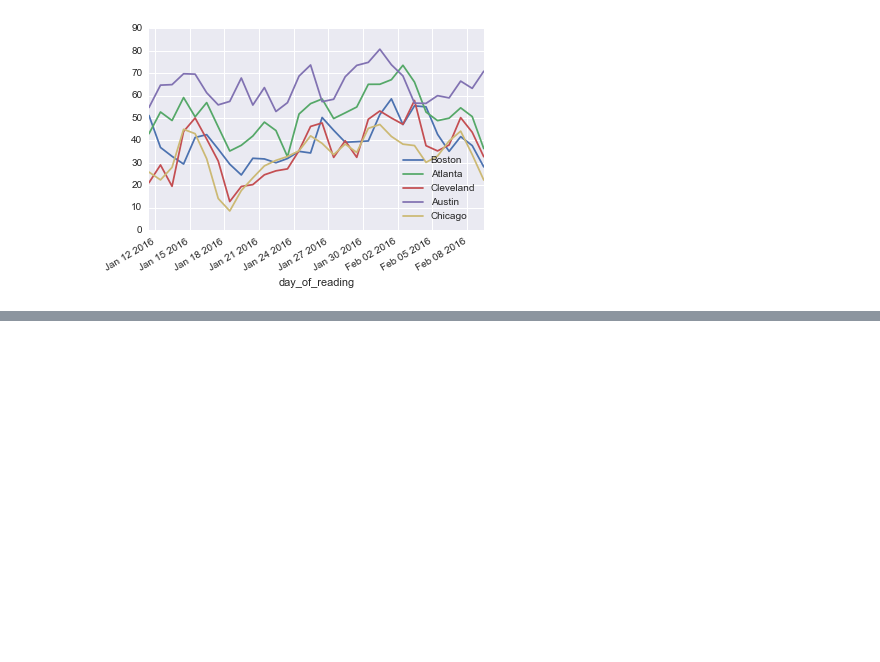
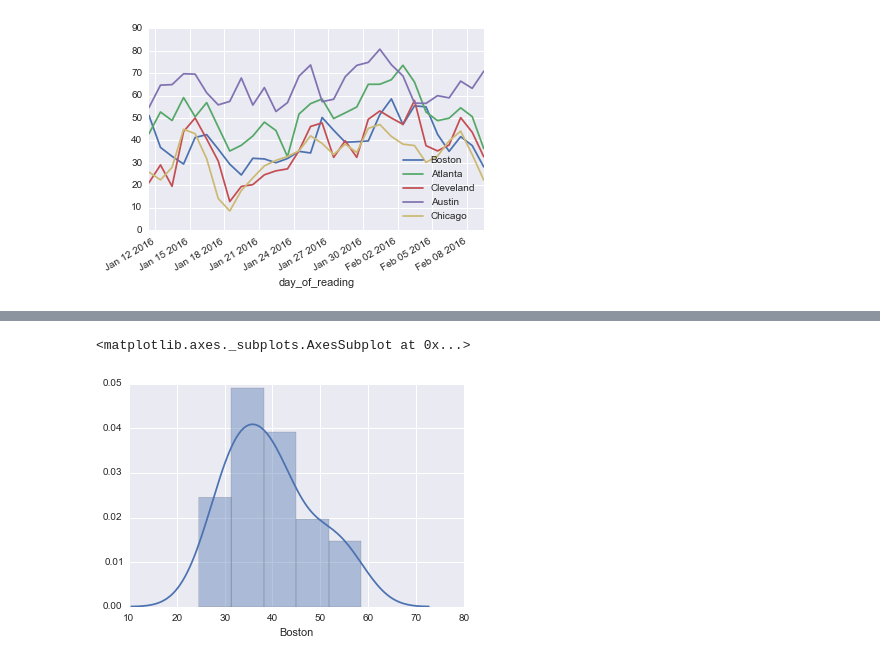
Before and after one commit to webmusing/thinkful, a Jupyter notebook: unit_3/lesson_2/Weather Visualization.ipynb, the cells around one changed output, grey strips where cells are left out. Drawn from its saved outputs; the diff is of its cells as text; code cells hidden in the pictures; blank space fills up the shorter version.

```diff
--- a/unit_3/lesson_2/Weather Visualization.ipynb
+++ b/unit_3/lesson_2/Weather Visualization.ipynb
@@ -47,0 +53,5 @@ map_atl
+# %%
+sns.distplot(weather_df['Boston'])
+# %% [output]
+<matplotlib.axes._subplots.AxesSubplot at 0x...>
+[figure, added]
```
Also changed, not shown: parts of 1 cell of this notebook, 2 other files.
